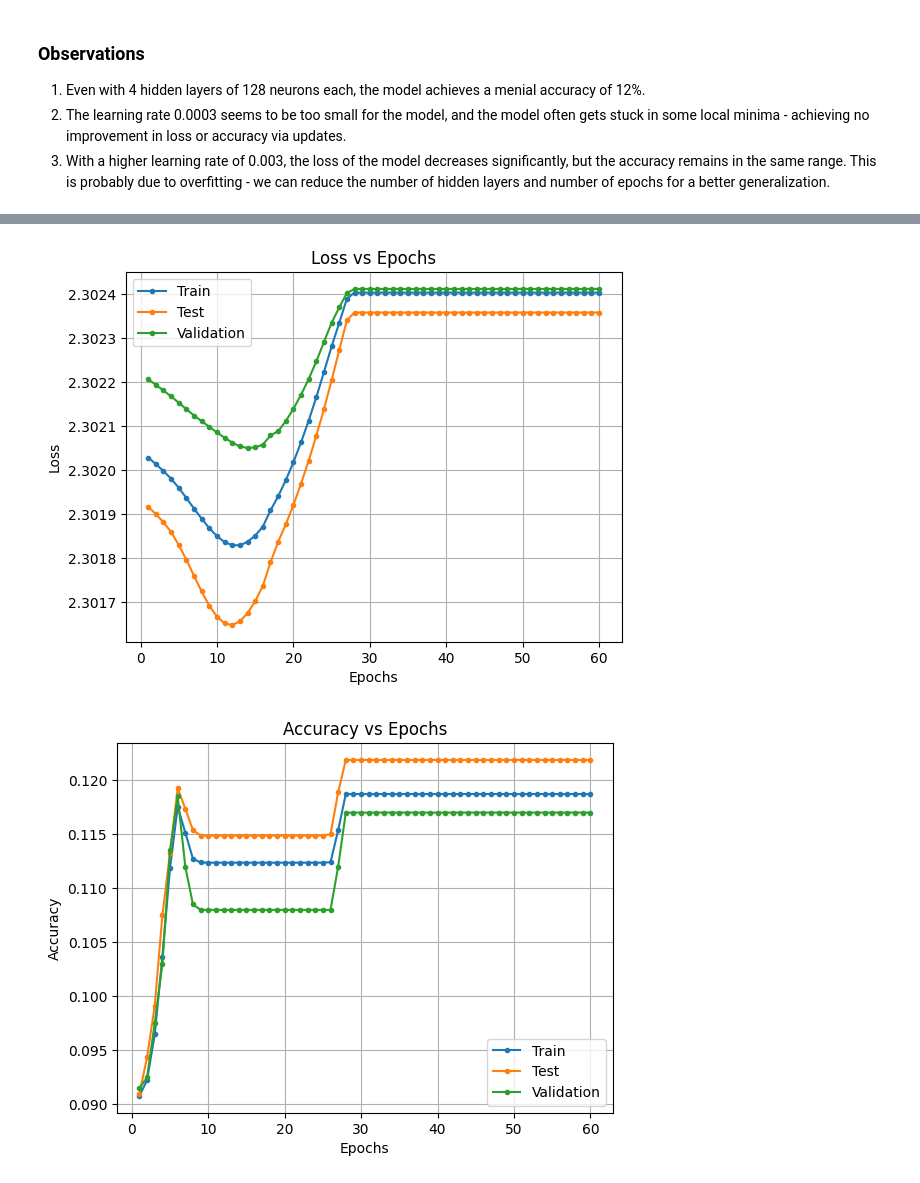
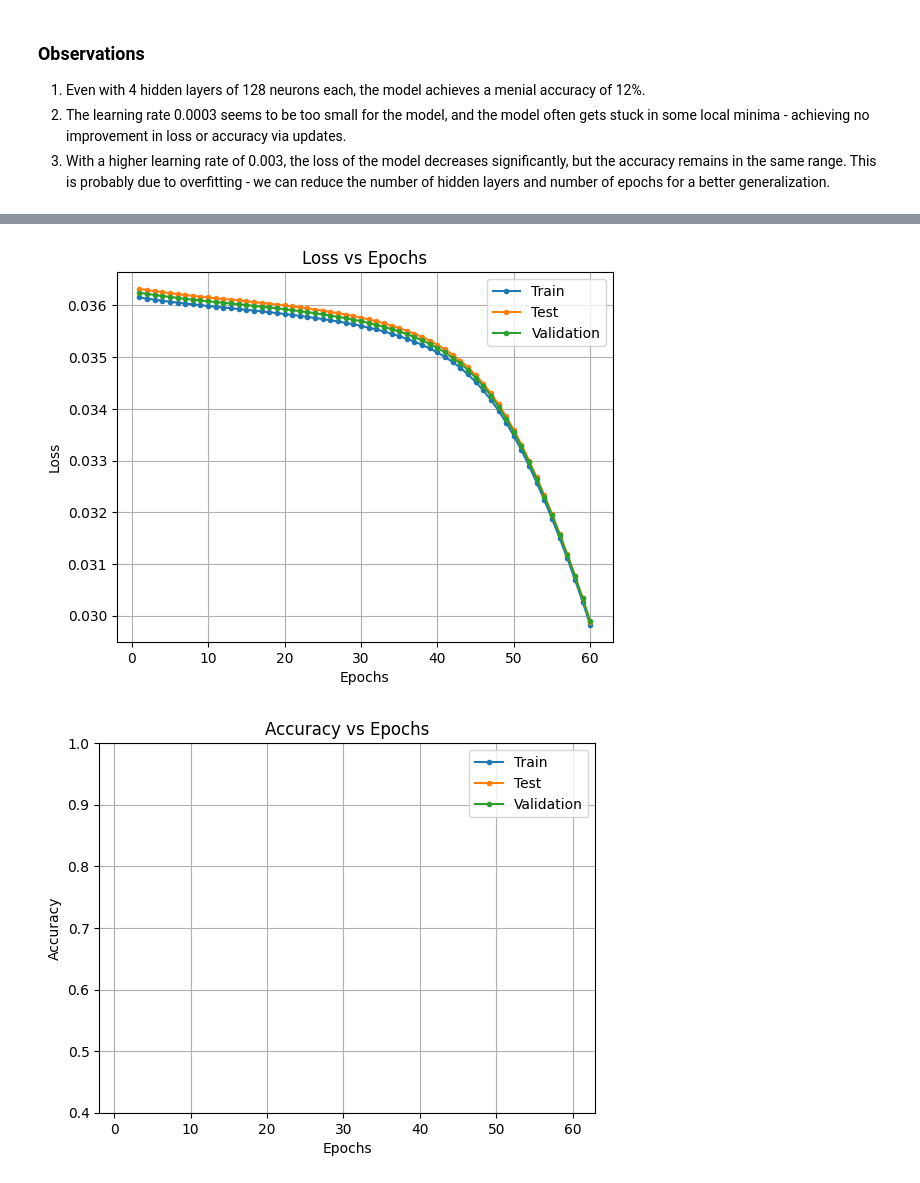
Before and after one commit to divyajeettt/CSE641, a Jupyter notebook: Assignment-1/2021529-A1.ipynb, the cells around one changed output, grey strips where cells are left out. Cells and saved outputs as stored; diff of their text form; code cells hidden in the pictures.

```diff
--- a/Assignment-1/2021529-A1.ipynb
+++ b/Assignment-1/2021529-A1.ipynb
@@ -75,7 +74,7 @@ class MNISTDataset:
 		self.data = idx2numpy.convert_from_file(images_filename)
 		self.targets = torch.tensor(idx2numpy.convert_from_file(labels_filename), dtype=torch.int64)
 # %%
-class MyDataLoader:
+class CustomDataLoader:
     def __init__(self, dataset: MNISTDataset|Dataset, batch_size: int|None = 1, shuffle: bool|None = False):
         self.dataset = dataset
         self.batch_size = batch_size
@@ -189,15 +230,11 @@ class FeedForward(nn.Module):
 # %%
-device = torch.device("cuda" if torch.cuda.is_available() else "cpu")
-
-input_size = 28 * 28
-hidden_size = [128, 128, 128, 128]
-output_size = 10
-epochs = 60
-batch_size = 256
-learning_rate = 0.0003
-
 train_data = MNISTDataset(root="data", train=True, download=True, transform=transforms.ToTensor())
 test_data = MNISTDataset(root="data", train=False, download=True, transform=transforms.ToTensor())
 
-train_loader = MyDataLoader(train_data, batch_size=batch_size, shuffle=True)
-test_loader = MyDataLoader(test_data, batch_size=batch_size, shuffle=False)
+size = int(0.8 * len(train_data))
+train_data, val_data = random_split(train_data, [size, len(train_data) - size])
+
+batch_size = 128
+train_loader = CustomDataLoader(train_data, batch_size=batch_size, shuffle=True)
+test_loader = CustomDataLoader(test_data, batch_size=batch_size, shuffle=False)
+val_loader = CustomDataLoader(val_data, batch_size=batch_size, shuffle=False)
@@ -260,0 +254,10 @@ Epoch [60/60], Batch [230/235], Loss: 2.3025853634
+# %%
+input_size = 28 * 28
+hidden_size = [50, 40, 36, 36]
+output_size = 10
+epochs = 60
+lr = 3e-4
+
+model = NeuralNetwork(input_size, hidden_size, output_size)
+model.train([train_loader, test_loader, val_loader], epochs, lr, verbose=True)
+# torch.save(model.state_dict(), "model.pt")
@@ -261,26 +267,29 @@ Epoch [60/60], Batch [230/235], Loss: 2.3025853634
 # %%
-plt.plot(range(1, epochs+1), LOSS[0], label="Train", marker=".")
-plt.plot(range(1, epochs+1), LOSS[1], label="Test", marker=".")
-plt.plot(range(1, epochs+1), LOSS[2], label="Validation", marker=".")
+plt.plot(range(1, epochs+1), model.LOSSES[0], label="Train", marker=".")
+plt.plot(range(1, epochs+1), model.LOSSES[1], label="Test", marker=".")
+plt.plot(range(1, epochs+1), model.LOSSES[2], label="Validation", marker=".")
 
 plt.title("Loss vs Epochs")
 plt.xlabel("Epochs")
 plt.ylabel("Loss")
 plt.legend()
 plt.grid(True)
 plt.show()
 # %% [output]
-[figure, old version]
+[figure, new version]
 # %%
-plt.plot(range(1, epochs+1), ACCURACY[0], label="Train", marker=".")
-plt.plot(range(1, epochs+1), ACCURACY[1], label="Test", marker=".")
-plt.plot(range(1, epochs+1), ACCURACY[2], label="Validation", marker=".")
+plt.plot(range(1, epochs+1), model.ACCURACIES[0], label="Train", marker=".")
+plt.plot(range(1, epochs+1), model.ACCURACIES[1], label="Test", marker=".")
+plt.plot(range(1, epochs+1), model.ACCURACIES[2], label="Validation", marker=".")
 
 plt.title("Accuracy vs Epochs")
 plt.xlabel("Epochs")
 plt.ylabel("Accuracy")
+
+plt.ylim(0.4, 1)
+plt.yticks(np.arange(0.4, 1.1, 0.1))
 plt.legend()
 plt.grid(True)
 plt.show()
 # %% [output]
-[figure, old version]
+[figure, new version]
```
Also changed, not shown: parts of 17 cells of this notebook.
